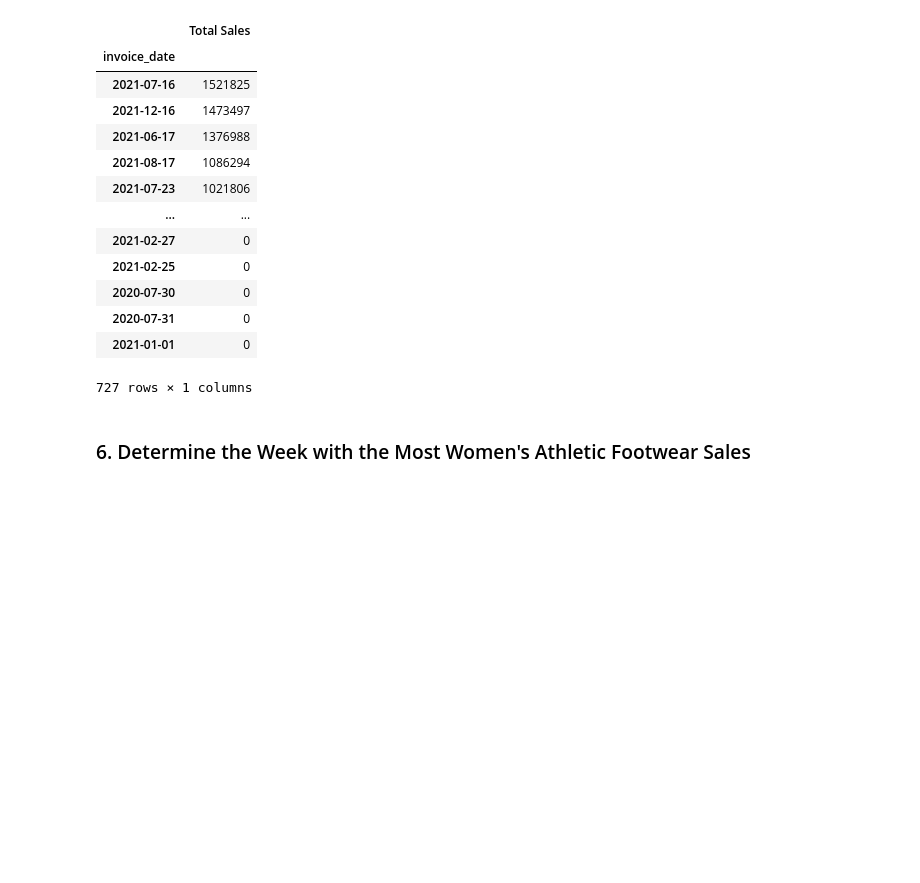
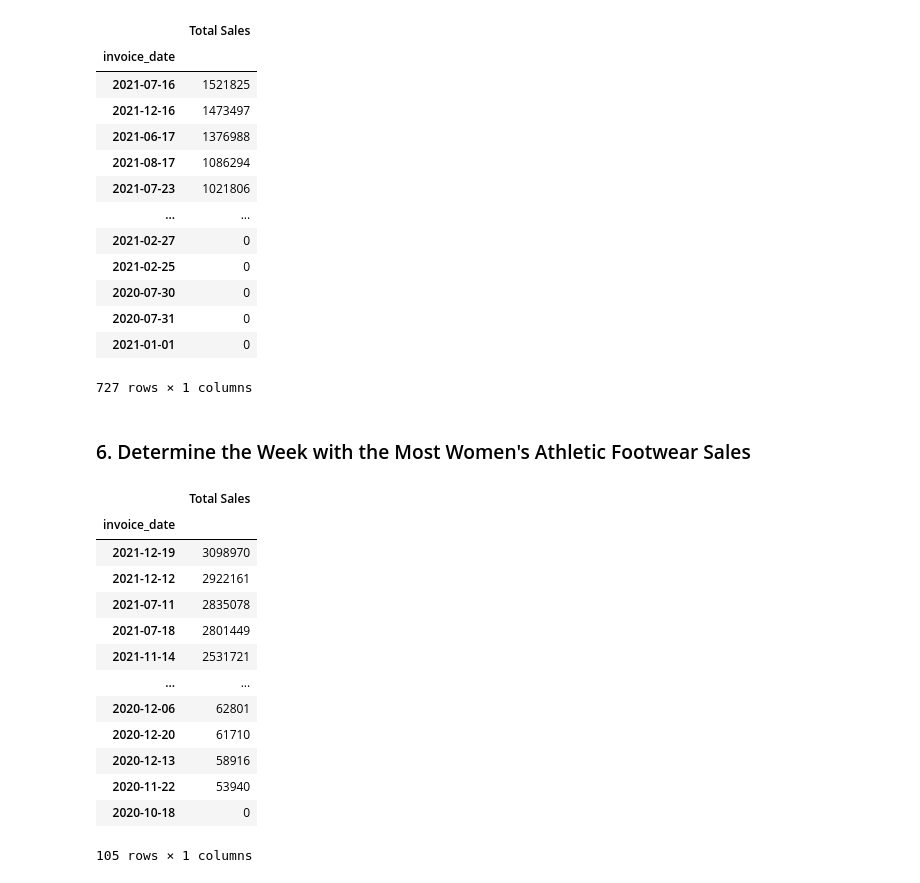
Before and after one commit to GuyInFreezer/athletic_sales_analysis, a Jupyter notebook: athletic_sales_analysis_starter_code.ipynb, the cells around one changed output. Saved outputs shown, nothing was run; the diff lists cells and outputs as text; code cells hidden in the pictures; blank space fills up the shorter version.

```diff
--- a/athletic_sales_analysis_starter_code.ipynb
+++ b/athletic_sales_analysis_starter_code.ipynb
@@ -356,6 +356,21 @@ df_daily_bin.sort_values('Total Sales', ascending=False)
 # %%
 # Resample the pivot table into weekly bins, and get the total sales for each week.
 df_weekly_bin = df_days.resample('W').sum()
 
 # Sort the resampled pivot table in ascending order on "Total Sales".
-df_weekly_bin.sort_values('Total Sales', ascending=False)
+df_weekly_bin.sort_values('Total Sales', ascending=False).head(10)
+# %% [output]
+|  | Total Sales |
+| invoice_date |  |
+| 2021-12-19 | 3098970 |
+| 2021-12-12 | 2922161 |
+| 2021-07-11 | 2835078 |
+| 2021-07-18 | 2801449 |
+| 2021-11-14 | 2531721 |
+| ... | ... |
+| 2020-12-06 | 62801 |
+| 2020-12-20 | 61710 |
+| 2020-12-13 | 58916 |
+| 2020-11-22 | 53940 |
+| 2020-10-18 | 0 |
+105 rows × 1 columns
```
Also changed, not shown: parts of 1 cell of this notebook.
